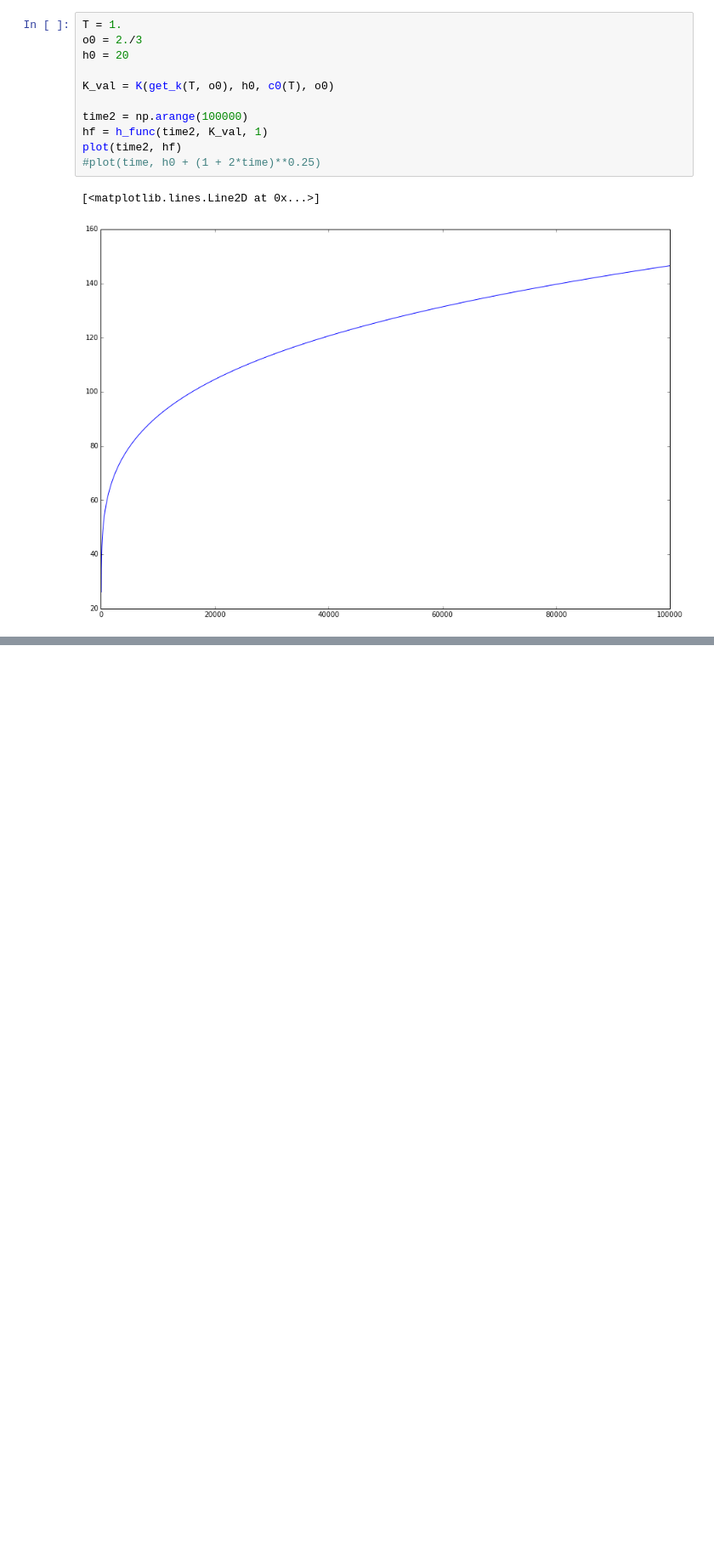
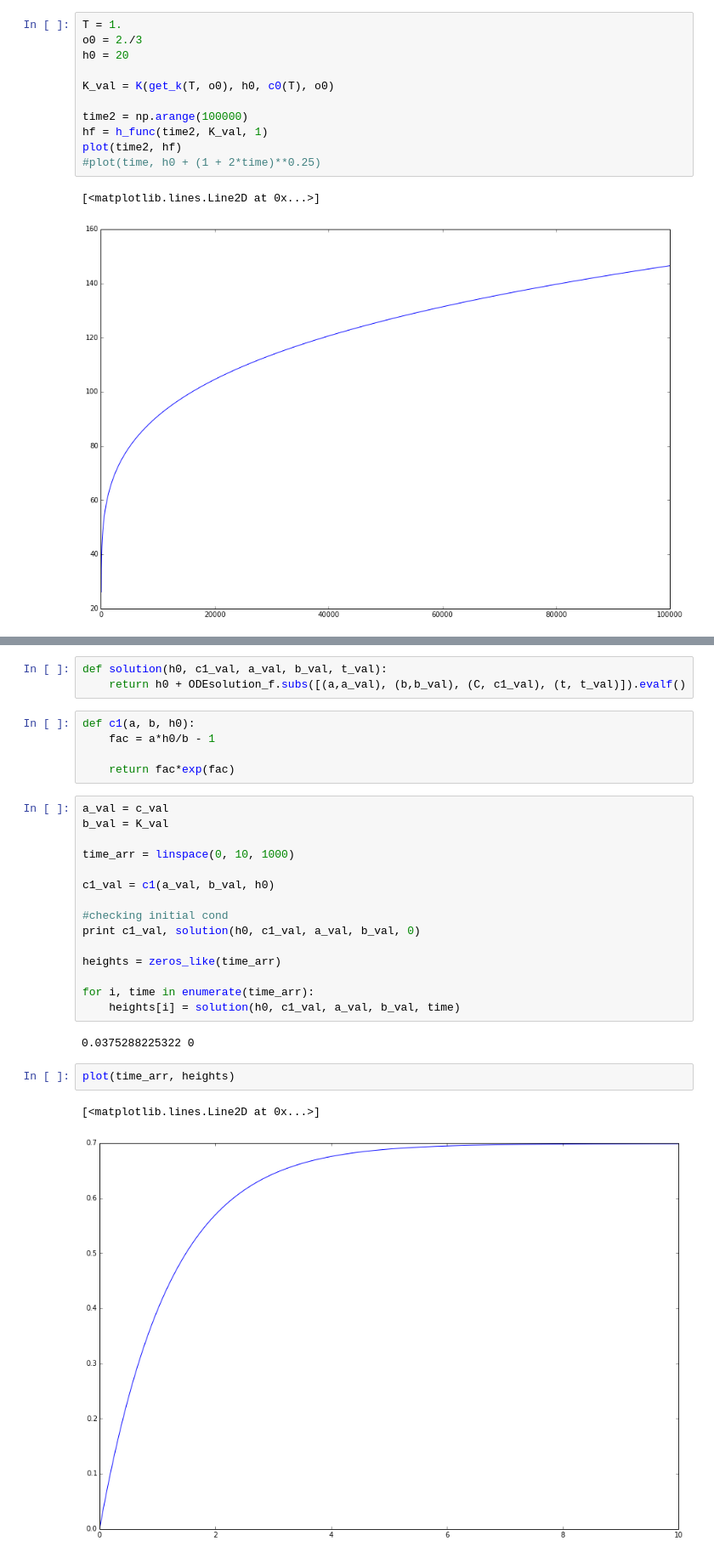
Before and after one commit to jorgehog/notebookCollection, a Jupyter notebook: GrowthEquations.ipynb, the cells around one changed output, grey strips where cells are left out. Shown at 85% size. Saved outputs shown, nothing was run; the diff lists cells and outputs as text; blank space fills up the shorter version.

```diff
--- a/GrowthEquations.ipynb
+++ b/GrowthEquations.ipynb
@@ -377,0 +405,30 @@ plot(time2, hf)
+# %%
+def solution(h0, c1_val, a_val, b_val, t_val):
+    return h0 + ODEsolution_f.subs([(a,a_val), (b,b_val), (C, c1_val), (t, t_val)]).evalf()
+# %%
+def c1(a, b, h0):
+    fac = a*h0/b - 1
+
+    return fac*exp(fac)
+# %%
+a_val = c_val
+b_val = K_val
+
+time_arr = linspace(0, 10, 1000)
+
+c1_val = c1(a_val, b_val, h0)
+
+#checking initial cond
+print c1_val, solution(h0, c1_val, a_val, b_val, 0)
+
+heights = zeros_like(time_arr)
+
+for i, time in enumerate(time_arr):
+    heights[i] = solution(h0, c1_val, a_val, b_val, time)
+# %% [output]
+0.0375288225322 0
+# %%
+plot(time_arr, heights)
+# %% [output]
+[<matplotlib.lines.Line2D at 0x...>]
+[figure, added]
```
Also changed, not shown: parts of 9 cells of this notebook.
